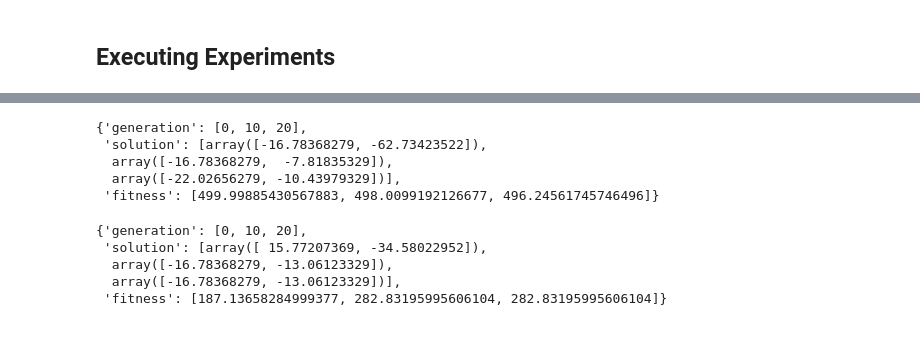
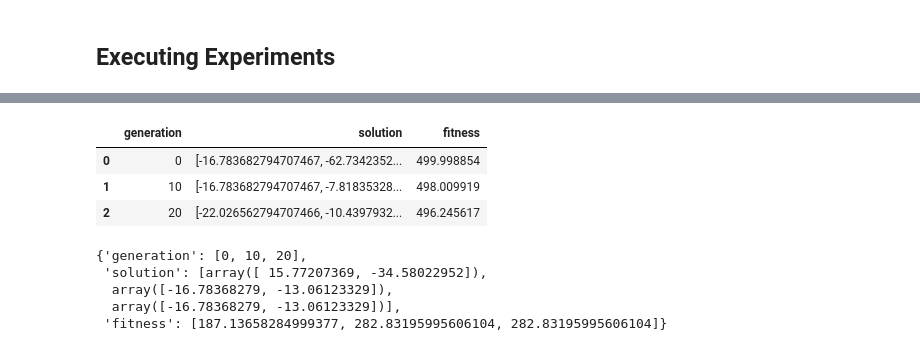
Before and after one commit to morgan-elder/EvolutionaryAlgorithm, a Jupyter notebook: Project2.ipynb, the cells around one changed output, grey strips where cells are left out. Drawn from its saved outputs; the diff is of its cells as text; code cells hidden in the pictures.

```diff
--- a/Project2.ipynb
+++ b/Project2.ipynb
@@ -367,7 +367,7 @@ class Average_at_interval(TypedDict):
 
 
 class Metrics():
-    __interval_metrics = ["best_at_interval", "worst_at_interval", "average_at_interval"]
+    interval_metrics = ["best_at_interval", "worst_at_interval", "average_at_interval"]
 
     def __init__(self, metrics: list, interval: int=10):
       self.metrics = {}
@@ -465,7 +465,7 @@ class Metrics():
 
     def record(self, metric, **kwargs):
         """record a metric"""
-        if (metric in self.__interval_metrics):
+        if (metric in self.interval_metrics):
             if kwargs["generation"] % self.interval == 0:
                 metric_method = getattr(self, metric)
                 metric_method(**kwargs)
@@ -868,13 +940,12 @@ ga = Genetic_Algorithm(**ga_parameters)
 
 ga.run()
 # %%
-ga.metrics.metrics["worst_at_interval"]
+pd.DataFrame.from_dict(ga.metrics.metrics["worst_at_interval"])
 # %% [output]
-{'generation': [0, 10, 20],
- 'solution': [array([-16.78368279, -62.73423522]),
-  array([-16.78368279,  -7.81835329]),
-  array([-22.02656279, -10.43979329])],
- 'fitness': [499.99885430567883, 498.0099192126677, 496.24561745746496]}
+|  | generation | solution | fitness |
+| 0 | 0 | [-16.783682794707467, -62.7342352... | 499.998854 |
+| 1 | 10 | [-16.783682794707467, -7.81835328... | 498.009919 |
+| 2 | 20 | [-22.026562794707466, -10.4397932... | 496.245617 |
 # %%
 ga.metrics.metrics["best_at_interval"]
 # %% [output]
```
Also changed, not shown: parts of 6 cells of this notebook.
